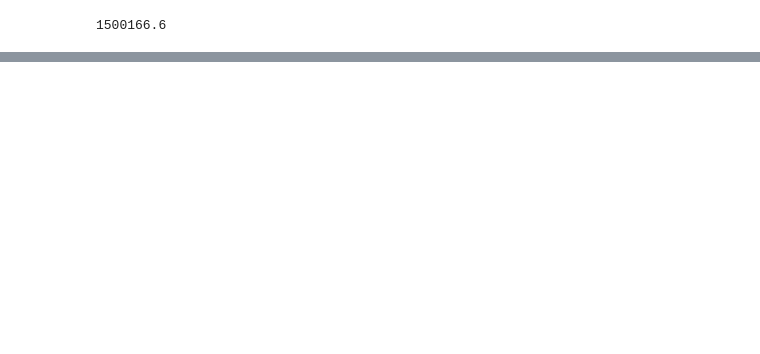
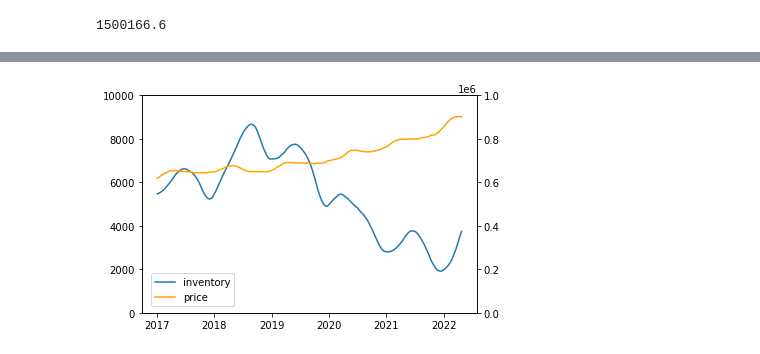
Before and after one commit to naruhikohama/dataviz-python, a Jupyter notebook: matplotlib_fundamentals.ipynb, the cells around one changed output, grey strips where cells are left out. Saved outputs shown, nothing was run; the diff lists cells and outputs as text; code cells hidden in the pictures; blank space fills up the shorter version.

```diff
--- a/matplotlib_fundamentals.ipynb
+++ b/matplotlib_fundamentals.ipynb
@@ -353,0 +376,8 @@ ca_housing_markets[ca_housing_markets.index == datetime.datetime(2020, 3, 9)].va
+# %%
+ca_housing2 = (
+    housing_raw
+    .loc[housing_raw['region_name'].str.contains("CA")]
+    .assign(region_name = housing_raw['region_name'].str[0:-11])
+    .set_index('period_begin')
+    .sort_index()
+)
@@ -353,0 +394,20 @@ ca_housing_markets[ca_housing_markets.index == datetime.datetime(2020, 3, 9)].va
+# %%
+sd_dual = (
+    ca_housing2
+    .loc[ca_housing2['region_name'] == 'San Diego', ['inventory', 'median_active_list_price']]
+)
+# %%
+fig, ax = plt.subplots()
+
+ax.plot(sd_dual['inventory'], label = 'inventory')
+ax.set_ylim(0, 10_000)
+
+ax2 = ax.twinx()
+
+ax2.plot(sd_dual['median_active_list_price'], label = 'price', color = 'orange')
+ax2.set_ylim(0, 1_000_000)
+
+fig.legend(bbox_to_anchor = (0.35, 0.28))
+plt.show()
+# %% [output]
+[figure, added]
```
Also changed, not shown: parts of 5 cells of this notebook.
